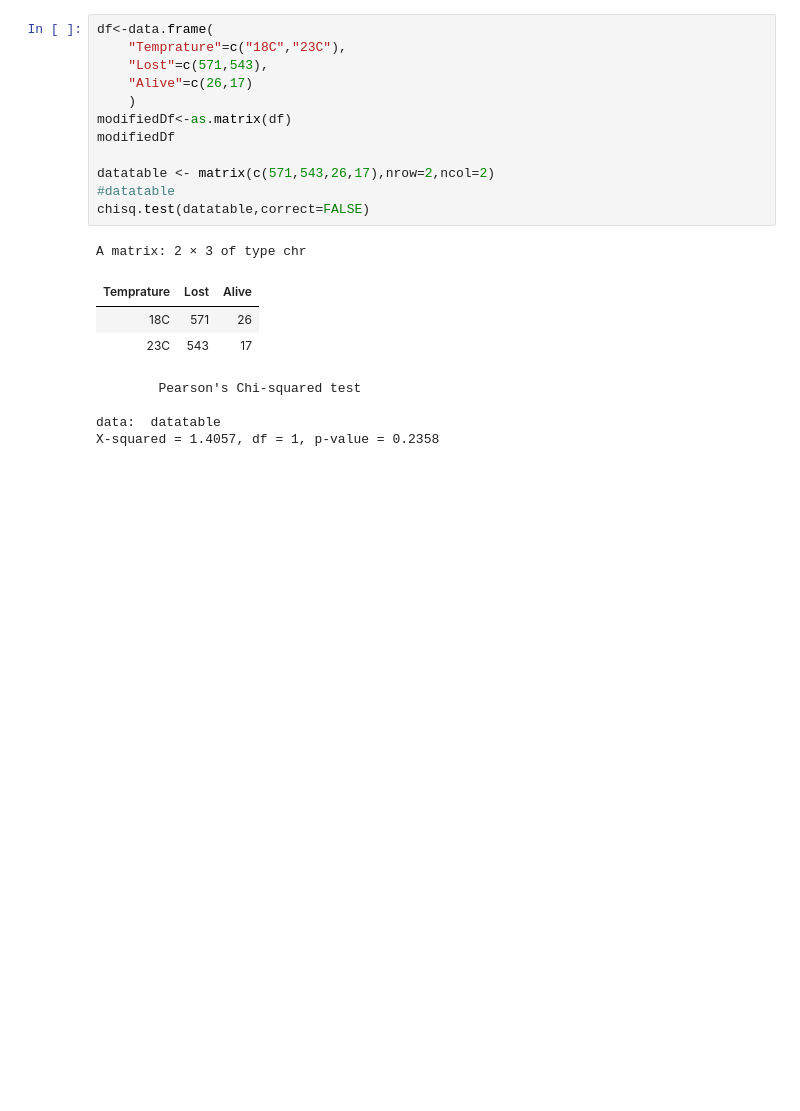
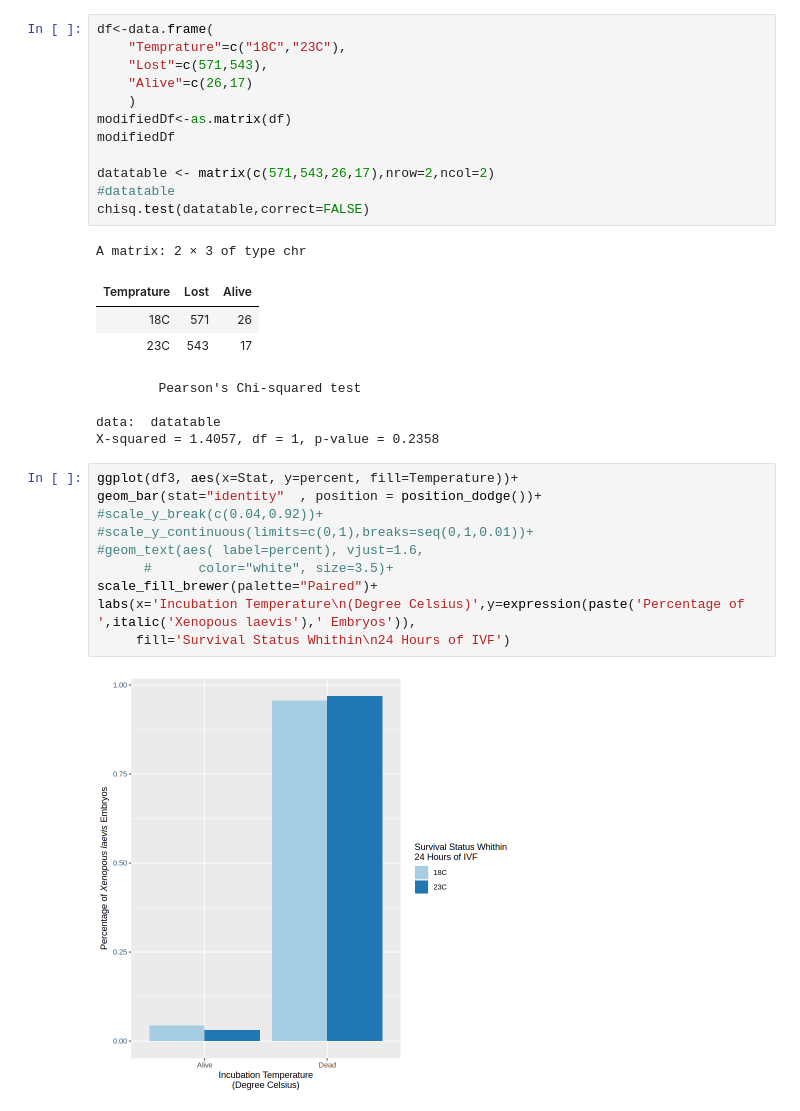
Before and after one commit to kiarashbahari/frog, a Jupyter notebook: developmental_rate.ipynb, the cells around one changed output. Drawn from its saved outputs; the diff is of its cells as text; blank space fills up the shorter version.

```diff
--- a/developmental_rate.ipynb
+++ b/developmental_rate.ipynb
@@ -721,3 +750,15 @@ A matrix: 2 × 3 of type chr
 
 data:  datatable
 X-squared = 1.4057, df = 1, p-value = 0.2358
+# %%
+ggplot(df3, aes(x=Stat, y=percent, fill=Temperature))+
+geom_bar(stat="identity"  , position = position_dodge())+
+#scale_y_break(c(0.04,0.92))+
+#scale_y_continuous(limits=c(0,1),breaks=seq(0,1,0.01))+
+#geom_text(aes( label=percent), vjust=1.6,
+      #      color="white", size=3.5)+
+scale_fill_brewer(palette="Paired")+
+labs(x='Incubation Temperature\n(Degree Celsius)',y=expression(paste('Percentage of ',italic('Xenopous laevis'),' Embryos')),
+     fill='Survival Status Whithin\n24 Hours of IVF')
+# %% [output]
+[figure, added]
```
Also changed, not shown: parts of 12 cells of this notebook.
